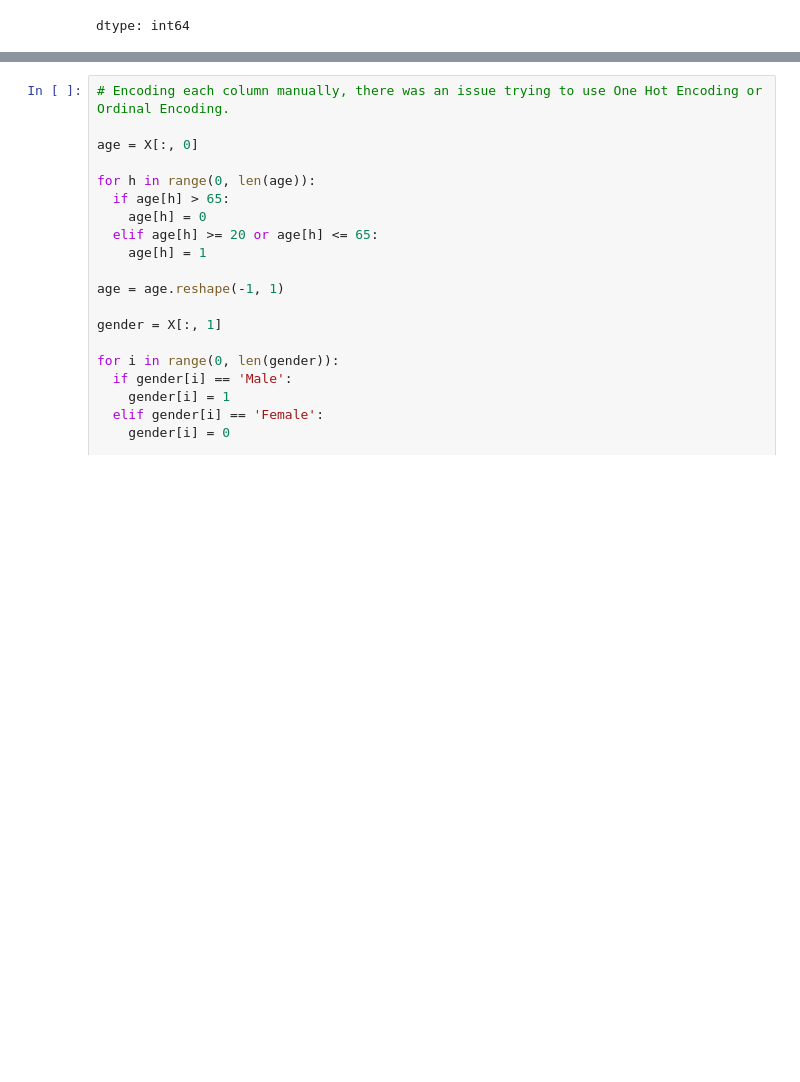
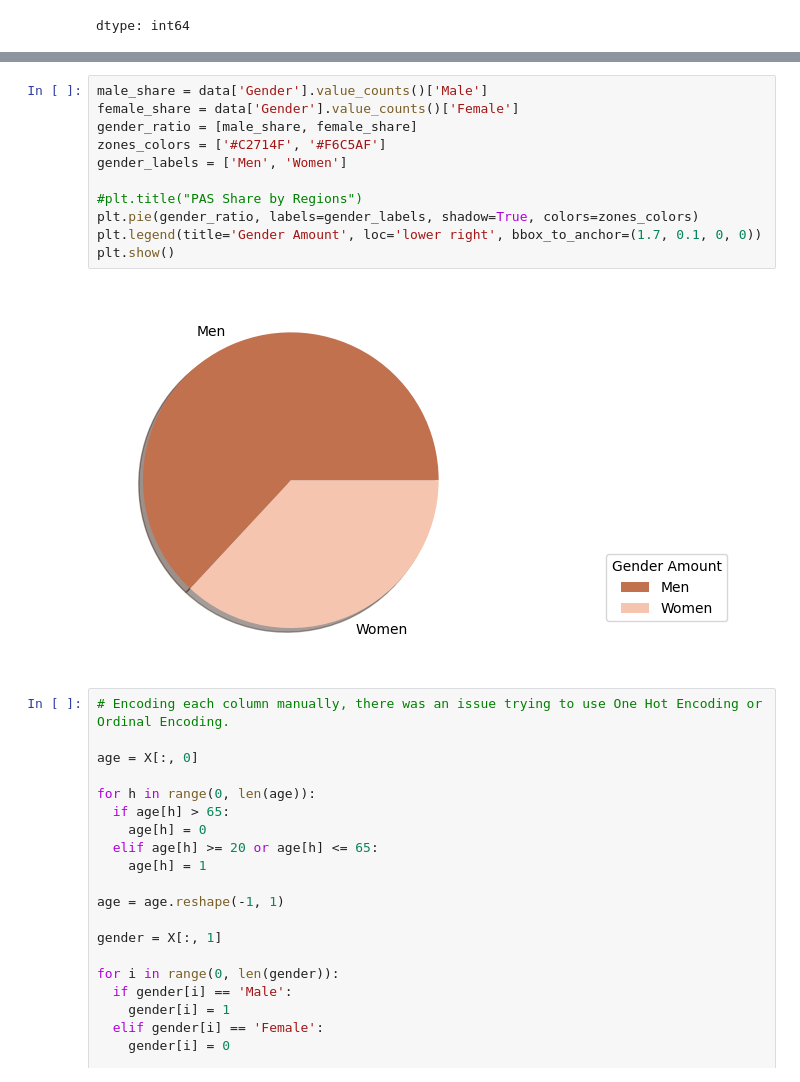
Before and after one commit to lareadeola/Research, a Jupyter notebook: Diabetes_Model_using_KNN.ipynb, the cells around one changed output, grey strips where cells are left out. Cells and saved outputs as stored; diff of their text form; blank space fills up the shorter version.

```diff
--- a/Diabetes_Model_using_KNN.ipynb
+++ b/Diabetes_Model_using_KNN.ipynb
@@ -63,3 +74,16 @@ dtype: int64
+# %%
+male_share = data['Gender'].value_counts()['Male']
+female_share = data['Gender'].value_counts()['Female']
+gender_ratio = [male_share, female_share]
+zones_colors = ['#C2714F', '#F6C5AF']
+gender_labels = ['Men', 'Women']
+
+#plt.title("PAS Share by Regions")
+plt.pie(gender_ratio, labels=gender_labels, shadow=True, colors=zones_colors)
+plt.legend(title='Gender Amount', loc='lower right', bbox_to_anchor=(1.7, 0.1, 0, 0))
+plt.show()
+# %% [output]
+[figure, added]
 # %%
 # Encoding each column manually, there was an issue trying to use One Hot Encoding or Ordinal Encoding.
 
```
Also changed, not shown: parts of 8 cells of this notebook.
